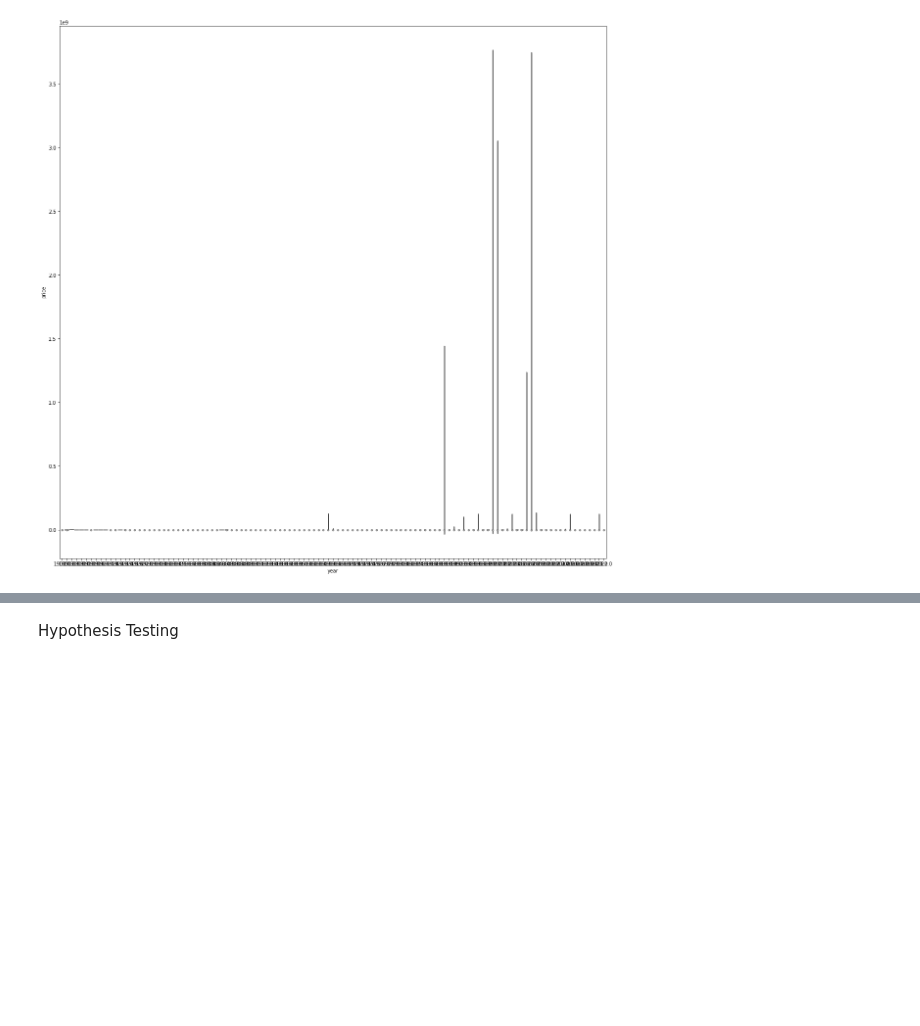
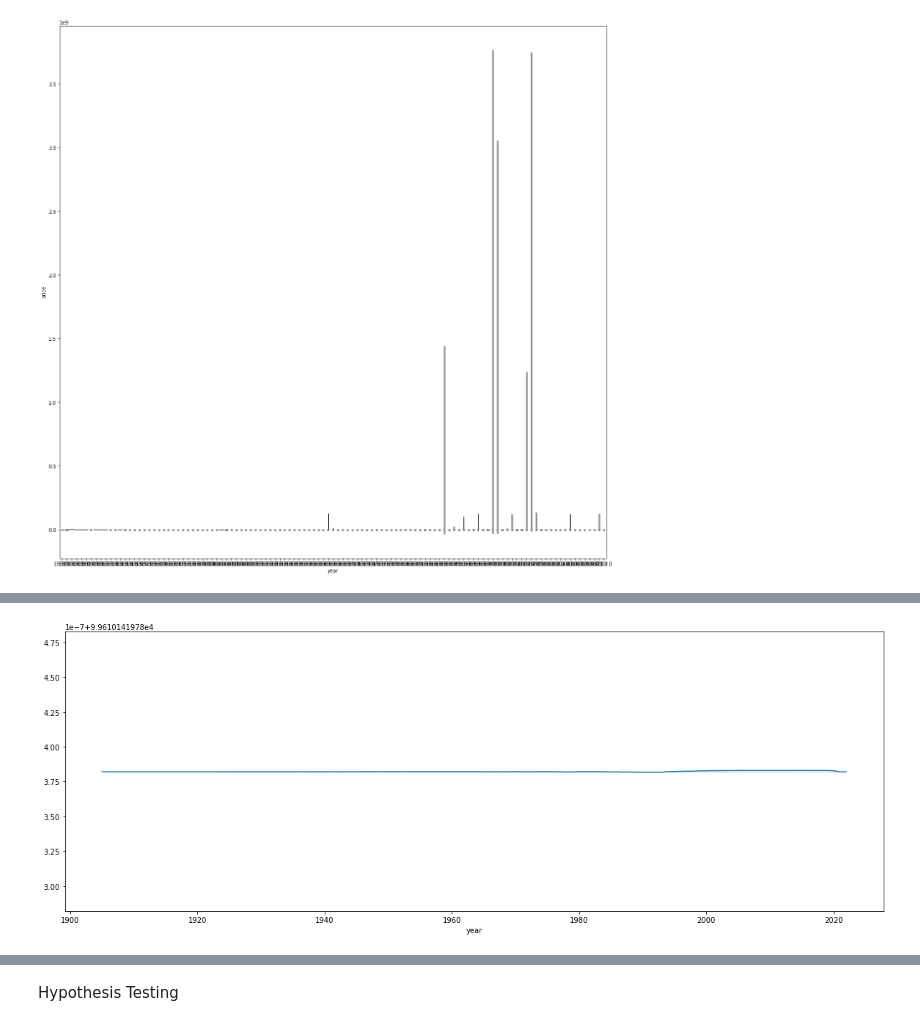
Before and after one commit to kwanjeff/DataTrack, a Jupyter notebook: Capstone 3/2. EDA_Ussed_Car_Prices.ipynb, the cells around one changed output, grey strips where cells are left out. Drawn from its saved outputs; the diff is of its cells as text; code cells hidden in the pictures; blank space fills up the shorter version.

```diff
--- a/Capstone 3/2. EDA_Ussed_Car_Prices.ipynb
+++ b/Capstone 3/2. EDA_Ussed_Car_Prices.ipynb
@@ -548,0 +639,7 @@ _=plt.title("Late Payment vs NAME_EDUCATION_TYPE")
+# %%
+#Task  6.1.4
+plt.figure(figsize = (20,7))
+sns.lineplot(x=fullVehicle['year'] ,y=fullVehicle['price'].mean());
+plt.show()
+# %% [output]
+[figure, added]
```
Also changed, not shown: parts of 36 cells of this notebook.
